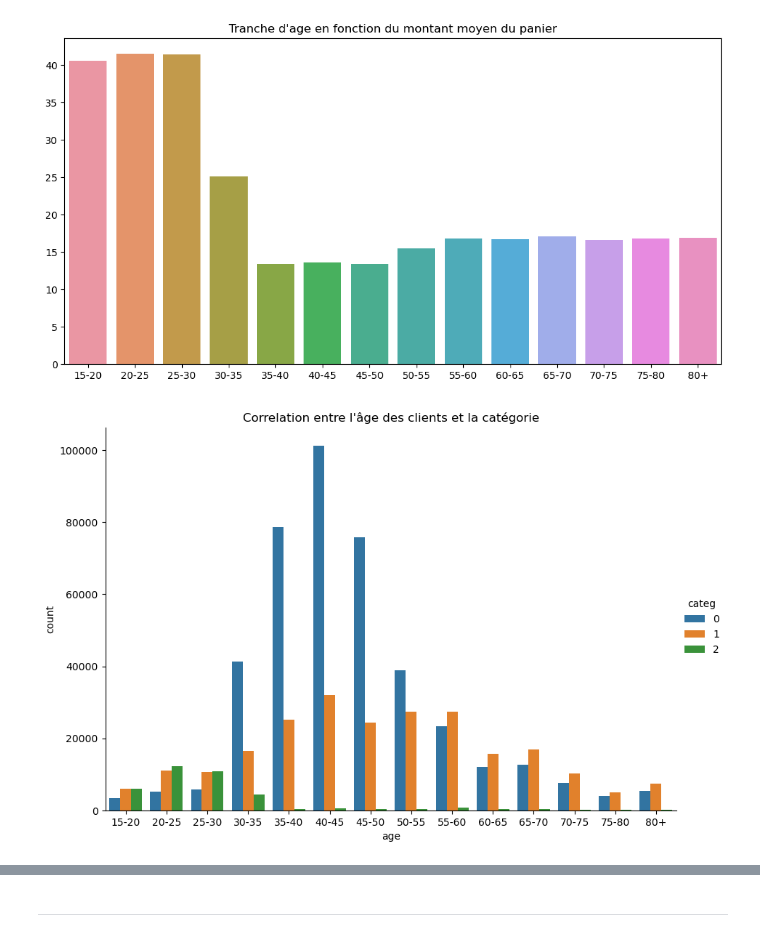
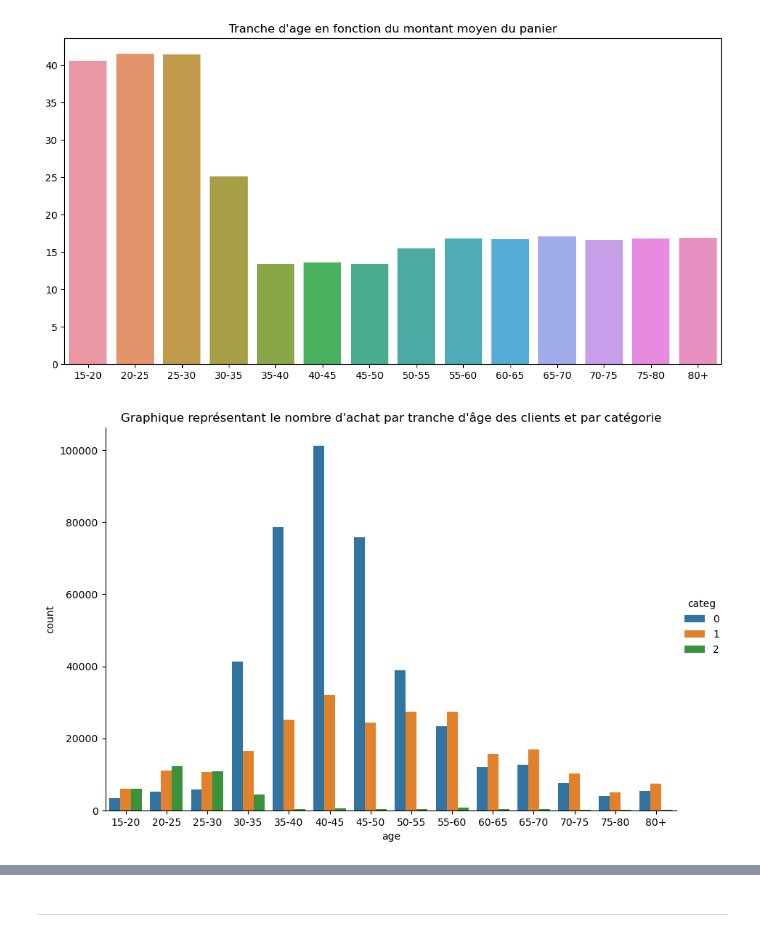
Before and after one commit to kikduck/DA-P6, a Jupyter notebook: notebook-p6.ipynb, the cells around one changed output, grey strips where cells are left out. Cells and saved outputs as stored; diff of their text form; code cells hidden in the pictures.

```diff
--- a/notebook-p6.ipynb
+++ b/notebook-p6.ipynb
@@ -516,7 +516,7 @@ plt.show()
 [figure]
 # %%
 sns.catplot(x = "age", kind = "count", hue="categ", data= df_final, height=6, aspect=1.5)
-plt.title("Correlation entre l'âge des clients et la catégorie")
+plt.title("Graphique représentant le nombre d'achat par tranche d'âge des clients et par catégorie")
 plt.show()
 # %% [output]
-[figure, old version]
+[figure, new version]
```
Also changed, not shown: parts of 1 cell of this notebook.
